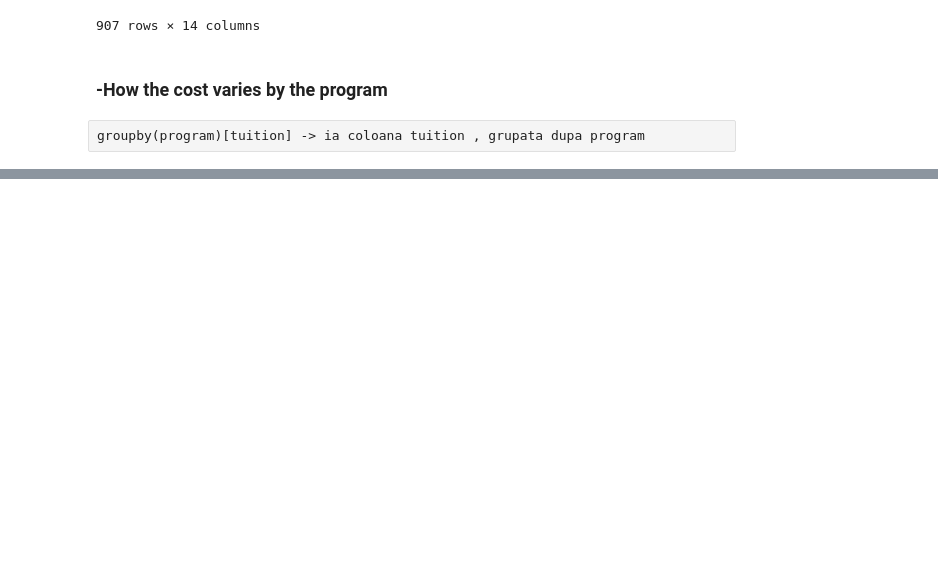
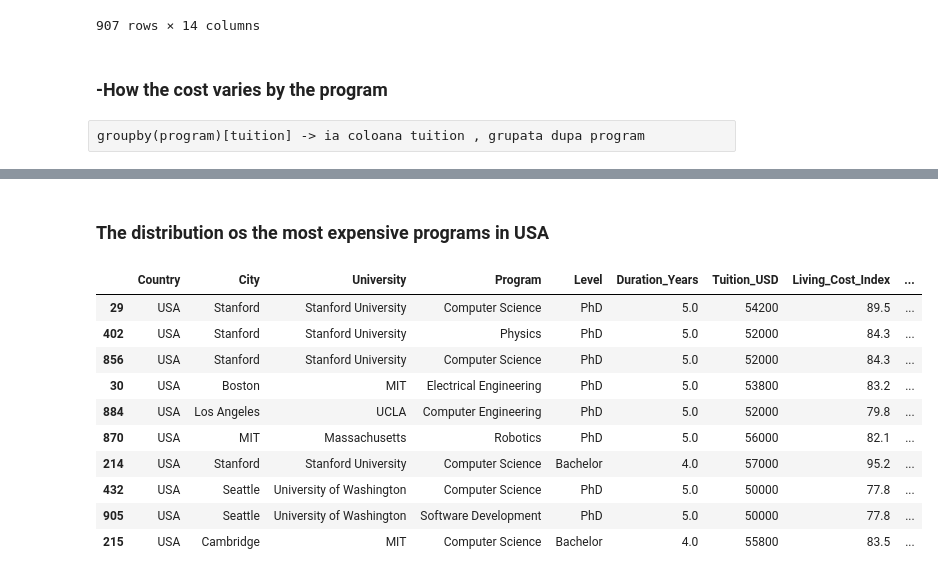
Before and after one commit to glemiu6/International_Education_Costs, a Jupyter notebook: notebook.ipynb, the cells around one changed output, grey strips where cells are left out. Drawn from its saved outputs; the diff is of its cells as text; code cells hidden in the pictures; blank space fills up the shorter version.

```diff
--- a/notebook.ipynb
+++ b/notebook.ipynb
@@ -211,0 +269,2 @@ Passing `palette` without assigning `hue` is deprecated and will be removed in v
+# %% [markdown]
+### The distribution os the most expensive programs in USA
@@ -211,0 +275,15 @@ Passing `palette` without assigning `hue` is deprecated and will be removed in v
+# %%
+top_expensive=usa_sorted.head(10)
+top_expensive
+# %% [output]
+|  | Country | City | University | Program | Level | Duration_Years | Tuition_USD | Living_Cost_Index | ... |
+| 29 | USA | Stanford | Stanford University | Computer Science | PhD | 5.0 | 54200 | 89.5 | ... |
+| 402 | USA | Stanford | Stanford University | Physics | PhD | 5.0 | 52000 | 84.3 | ... |
+| 856 | USA | Stanford | Stanford University | Computer Science | PhD | 5.0 | 52000 | 84.3 | ... |
+| 30 | USA | Boston | MIT | Electrical Engineering | PhD | 5.0 | 53800 | 83.2 | ... |
+| 884 | USA | Los Angeles | UCLA | Computer Engineering | PhD | 5.0 | 52000 | 79.8 | ... |
+| 870 | USA | MIT | Massachusetts | Robotics | PhD | 5.0 | 56000 | 82.1 | ... |
+| 214 | USA | Stanford | Stanford University | Computer Science | Bachelor | 4.0 | 57000 | 95.2 | ... |
+| 432 | USA | Seattle | University of Washington | Computer Science | PhD | 5.0 | 50000 | 77.8 | ... |
+| 905 | USA | Seattle | University of Washington | Software Development | PhD | 5.0 | 50000 | 77.8 | ... |
+| 215 | USA | Cambridge | MIT | Computer Science | Bachelor | 4.0 | 55800 | 83.5 | ... |
```
Also changed, not shown: parts of 22 cells of this notebook.
